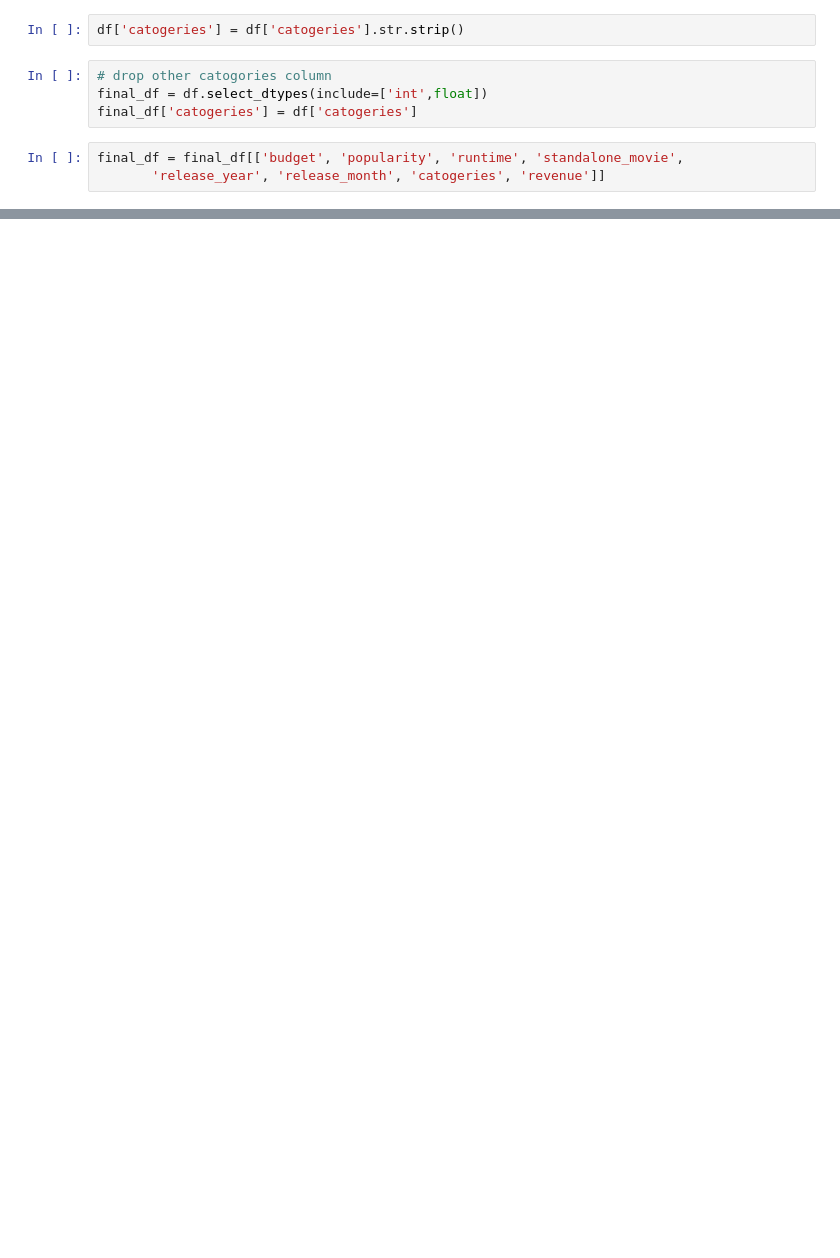
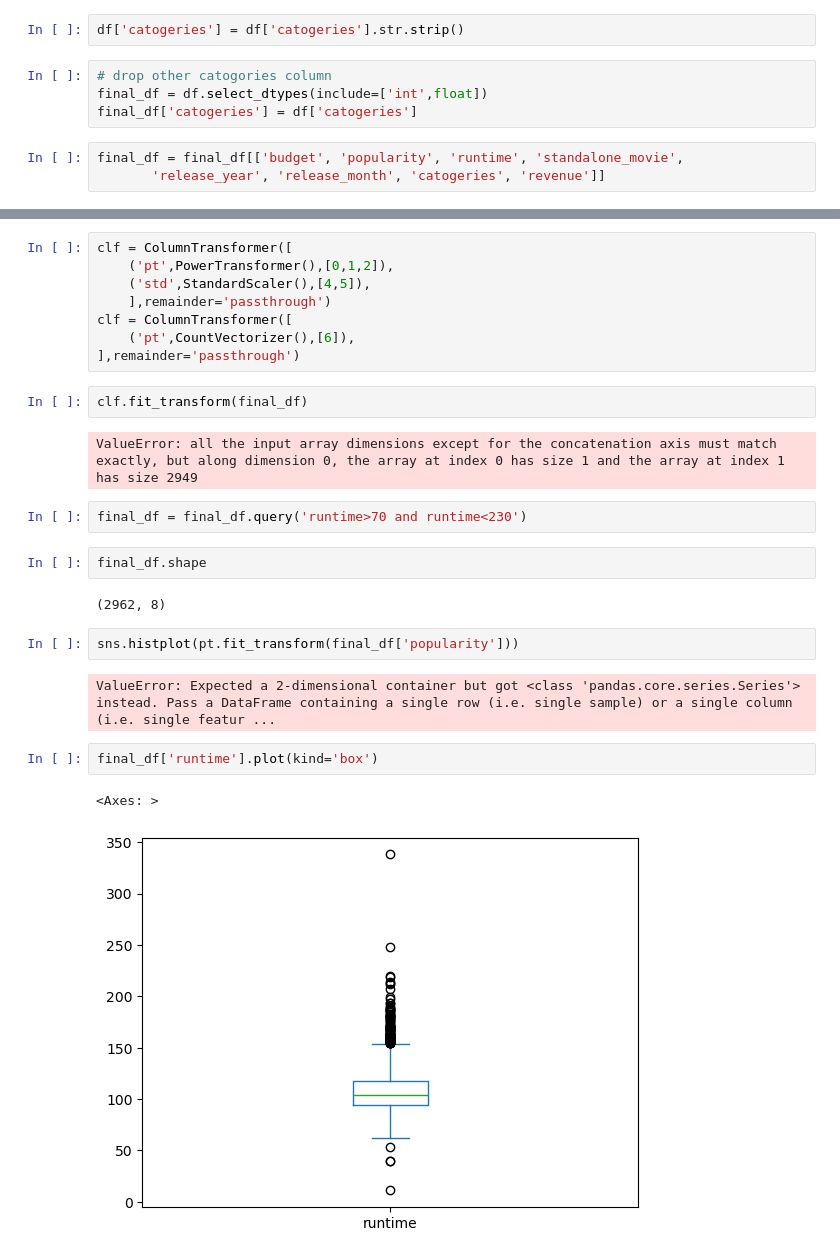
Before and after one commit to abdulvajid1/TMBD-MOVIE-REVENUE-PREDICTION, a Jupyter notebook: notebook.ipynb, the cells around one changed output, grey strips where cells are left out. Cells and saved outputs as stored; diff of their text form; blank space fills up the shorter version.

Commit message:
Column transformer

```diff
--- a/notebook.ipynb
+++ b/notebook.ipynb
@@ -329,0 +446,27 @@ final_df = final_df[['budget', 'popularity', 'runtime', 'standalone_movie',
+# %%
+clf = ColumnTransformer([
+    ('pt',PowerTransformer(),[0,1,2]),
+    ('std',StandardScaler(),[4,5]),
+    ],remainder='passthrough')
+clf = ColumnTransformer([
+    ('pt',CountVectorizer(),[6]),
+],remainder='passthrough')
+# %%
+clf.fit_transform(final_df)
+# %% [output]
+ValueError: all the input array dimensions except for the concatenation axis must match exactly, but along dimension 0, the array at index 0 has size 1 and the array at index 1 has size 2949
+# %%
+final_df = final_df.query('runtime>70 and runtime<230')
+# %%
+final_df.shape
+# %% [output]
+(2962, 8)
+# %%
+sns.histplot(pt.fit_transform(final_df['popularity']))
+# %% [output]
+ValueError: Expected a 2-dimensional container but got <class 'pandas.core.series.Series'> instead. Pass a DataFrame containing a single row (i.e. single sample) or a single column (i.e. single featur ...
+# %%
+final_df['runtime'].plot(kind='box')
+# %% [output]
+<Axes: >
+[figure, added]
```
Also changed, not shown: parts of 21 cells of this notebook.
